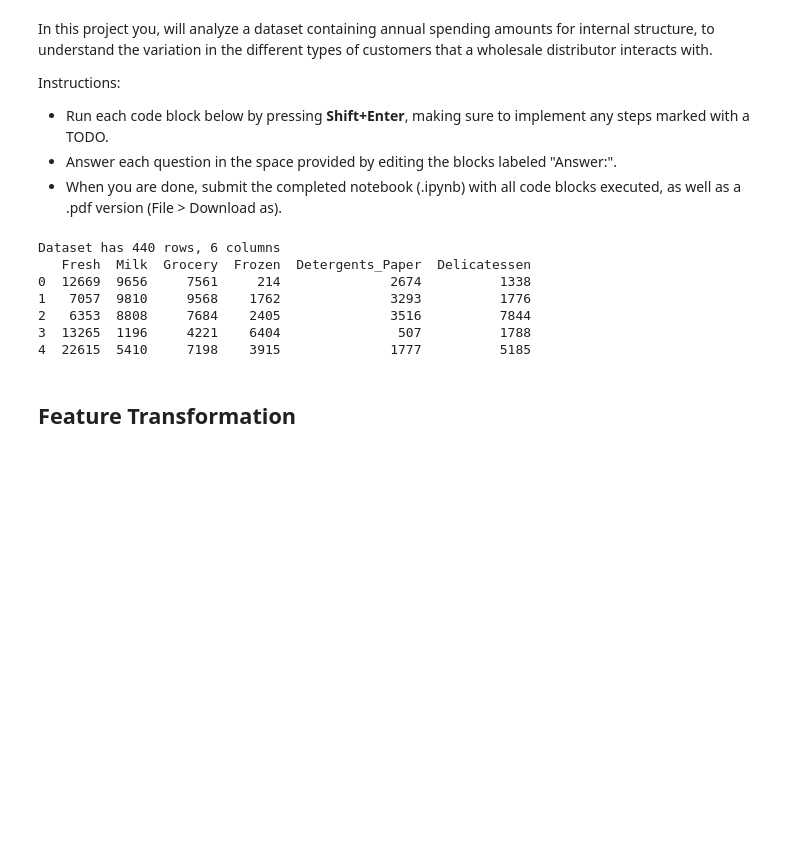
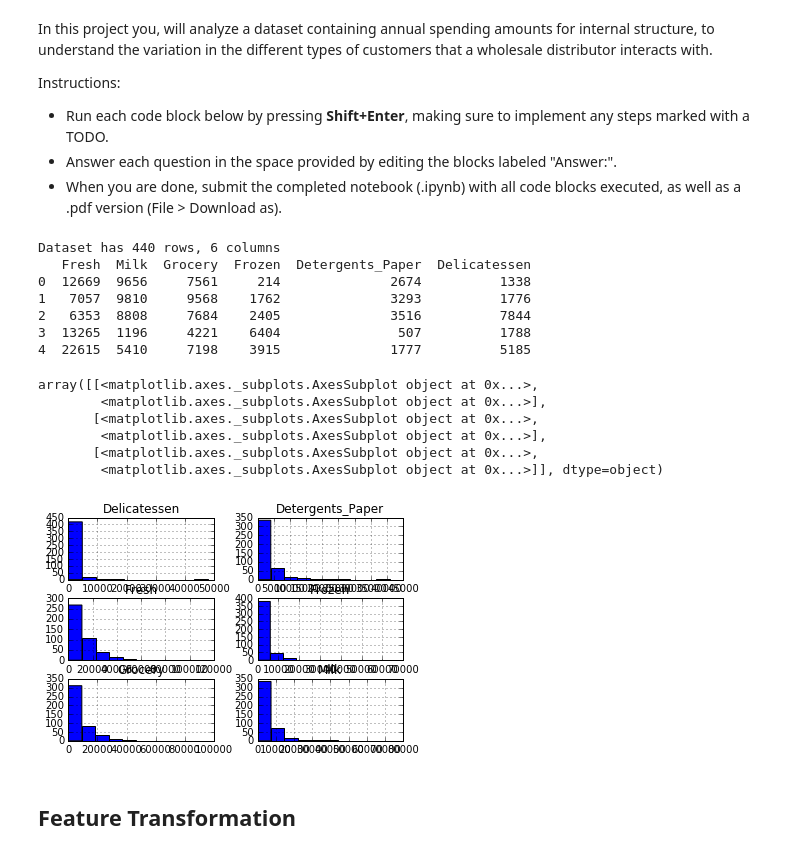
Before and after one commit to kcbighuge/p3-customer-segments, a Jupyter notebook: customer_segments.ipynb, the cells around one changed output. Saved outputs shown, nothing was run; the diff lists cells and outputs as text; code cells hidden in the pictures; blank space fills up the shorter version.

```diff
--- a/customer_segments.ipynb
+++ b/customer_segments.ipynb
@@ -29,6 +29,16 @@ Dataset has 440 rows, 6 columns
 2   6353  8808     7684    2405              3516          7844
 3  13265  1196     4221    6404               507          1788
 4  22615  5410     7198    3915              1777          5185
+# %%
+data.hist()
+# %% [output]
+array([[<matplotlib.axes._subplots.AxesSubplot object at 0x...>,
+        <matplotlib.axes._subplots.AxesSubplot object at 0x...>],
+       [<matplotlib.axes._subplots.AxesSubplot object at 0x...>,
+        <matplotlib.axes._subplots.AxesSubplot object at 0x...>],
+       [<matplotlib.axes._subplots.AxesSubplot object at 0x...>,
+        <matplotlib.axes._subplots.AxesSubplot object at 0x...>]], dtype=object)
+[figure, added]
 # %% [markdown]
 ## Feature Transformation
 # %% [markdown]
```
Also changed, not shown: parts of 15 cells of this notebook.
